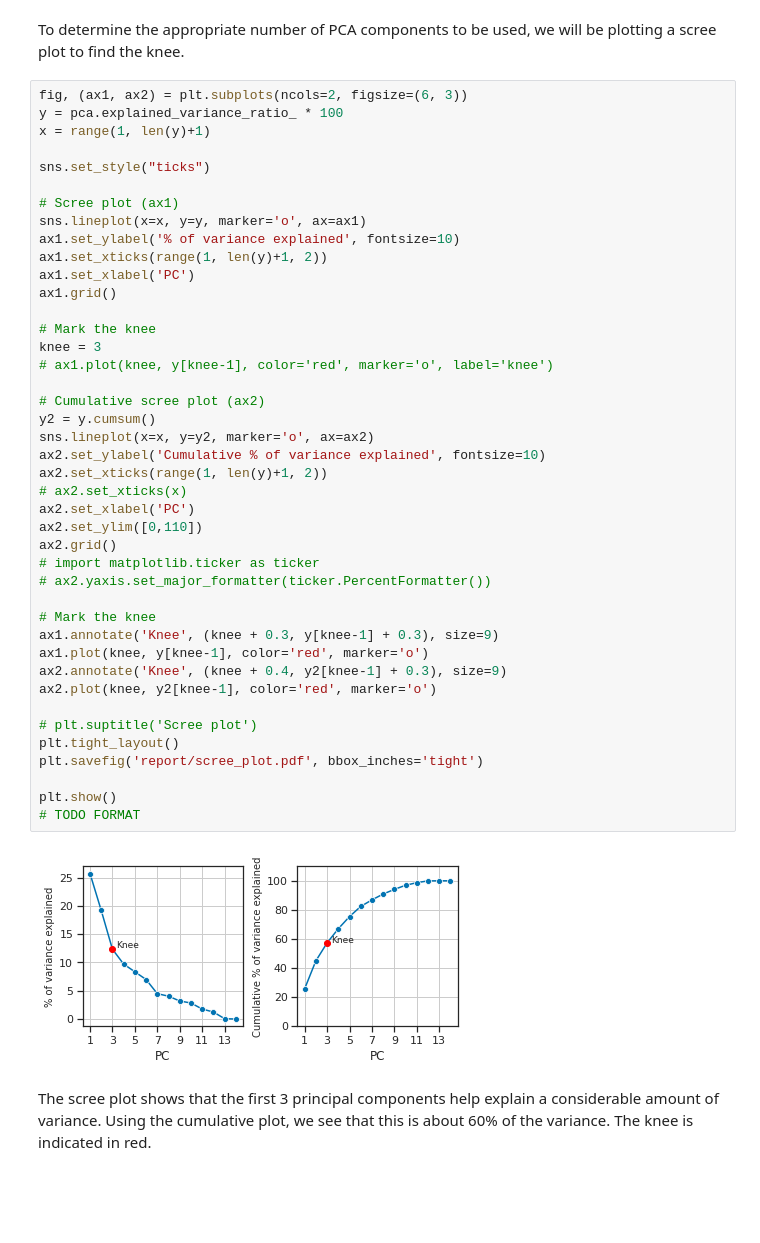
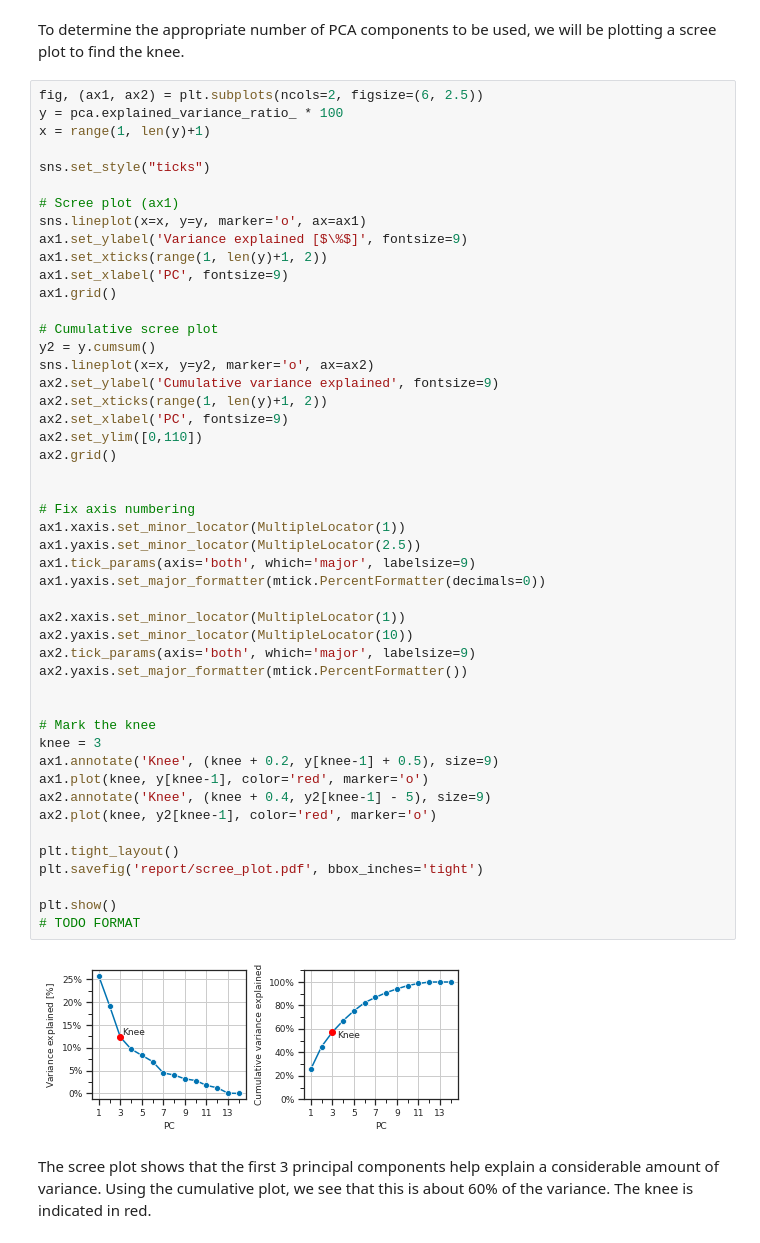
Before and after one commit to filipbalucha/FDS_final_project, a Jupyter notebook: data_analysis.ipynb, the cells around one changed output. Saved outputs shown, nothing was run; the diff lists cells and outputs as text; blank space fills up the shorter version.

```diff
--- a/data_analysis.ipynb
+++ b/data_analysis.ipynb
@@ -730,49 +749,55 @@ pca = PCA().fit(df_clusters)
 # %% [markdown]
 To determine the appropriate number of PCA components to be used, we will be plotting a scree plot to find the knee.
 # %%
-fig, (ax1, ax2) = plt.subplots(ncols=2, figsize=(6, 3))
+fig, (ax1, ax2) = plt.subplots(ncols=2, figsize=(6, 2.5))
 y = pca.explained_variance_ratio_ * 100
 x = range(1, len(y)+1)
 
 sns.set_style("ticks")
 
 # Scree plot (ax1)
 sns.lineplot(x=x, y=y, marker='o', ax=ax1)
-ax1.set_ylabel('% of variance explained', fontsize=10)
+ax1.set_ylabel('Variance explained [$\%$]', fontsize=9)
 ax1.set_xticks(range(1, len(y)+1, 2))
-ax1.set_xlabel('PC')
+ax1.set_xlabel('PC', fontsize=9)
 ax1.grid()
+
+# Cumulative scree plot
+y2 = y.cumsum()
+sns.lineplot(x=x, y=y2, marker='o', ax=ax2)
+ax2.set_ylabel('Cumulative variance explained', fontsize=9)
+ax2.set_xticks(range(1, len(y)+1, 2))
+ax2.set_xlabel('PC', fontsize=9)
+ax2.set_ylim([0,110])
+ax2.grid()
+
+
+# Fix axis numbering
+ax1.xaxis.set_minor_locator(MultipleLocator(1))
+ax1.yaxis.set_minor_locator(MultipleLocator(2.5))
+ax1.tick_params(axis='both', which='major', labelsize=9)
+ax1.yaxis.set_major_formatter(mtick.PercentFormatter(decimals=0))
+
+ax2.xaxis.set_minor_locator(MultipleLocator(1))
+ax2.yaxis.set_minor_locator(MultipleLocator(10))
+ax2.tick_params(axis='both', which='major', labelsize=9)
+ax2.yaxis.set_major_formatter(mtick.PercentFormatter())
+
 
 # Mark the knee
 knee = 3
-# ax1.plot(knee, y[knee-1], color='red', marker='o', label='knee')
-
-# Cumulative scree plot (ax2)
-y2 = y.cumsum()
-sns.lineplot(x=x, y=y2, marker='o', ax=ax2)
-ax2.set_ylabel('Cumulative % of variance explained', fontsize=10)
-ax2.set_xticks(range(1, len(y)+1, 2))
-# ax2.set_xticks(x)
-ax2.set_xlabel('PC')
-ax2.set_ylim([0,110])
-ax2.grid()
-# import matplotlib.ticker as ticker
-# ax2.yaxis.set_major_formatter(ticker.PercentFormatter())
-
-# Mark the knee
-ax1.annotate('Knee', (knee + 0.3, y[knee-1] + 0.3), size=9)
+ax1.annotate('Knee', (knee + 0.2, y[knee-1] + 0.5), size=9)
 ax1.plot(knee, y[knee-1], color='red', marker='o')
-ax2.annotate('Knee', (knee + 0.4, y2[knee-1] + 0.3), size=9)
+ax2.annotate('Knee', (knee + 0.4, y2[knee-1] - 5), size=9)
 ax2.plot(knee, y2[knee-1], color='red', marker='o')
 
-# plt.suptitle('Scree plot')
 plt.tight_layout()
 plt.savefig('report/scree_plot.pdf', bbox_inches='tight')
 
 plt.show()
 # TODO FORMAT
 # %% [output]
-[figure, old version]
+[figure, new version]
 # %% [markdown]
 The scree plot shows that the first 3 principal components help explain a considerable amount of variance. Using the cumulative plot, we see that this is about 60% of the variance. The knee is indicated in red.
 # %% [markdown]
```
Also changed, not shown: parts of 8 cells of this notebook, 8 other files.
